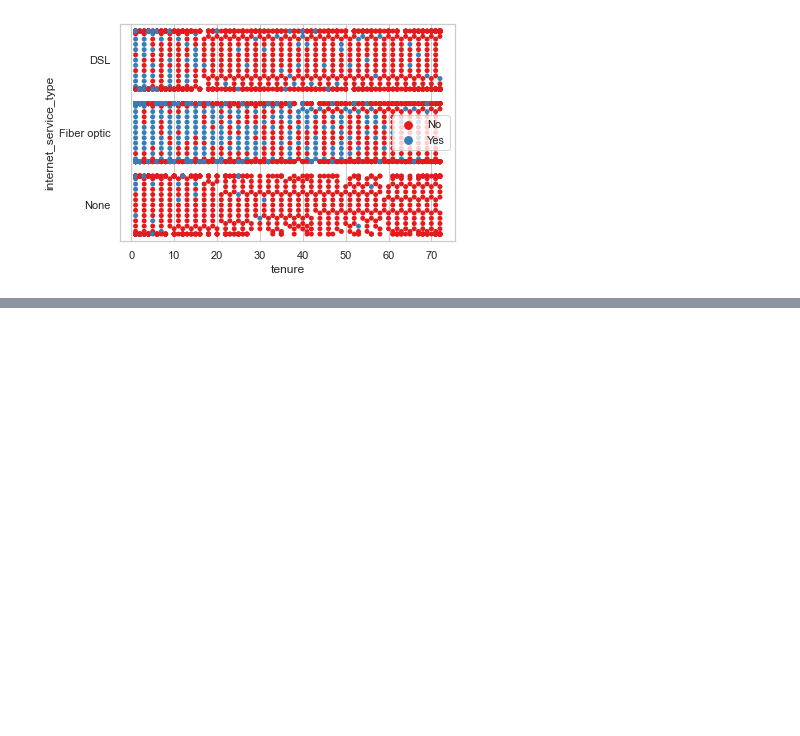
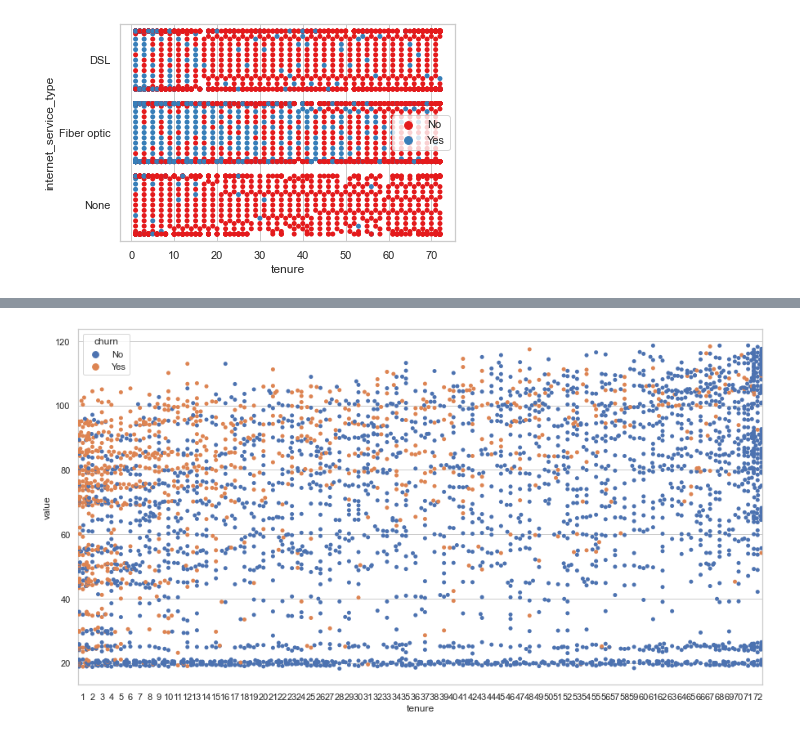
Before and after one commit to tim-keriazes/telco_project, a Jupyter notebook: telco_churn_notebook.ipynb, the cells around one changed output, grey strips where cells are left out. Drawn from its saved outputs; the diff is of its cells as text; code cells hidden in the pictures; blank space fills up the shorter version.

```diff
--- a/telco_churn_notebook.ipynb
+++ b/telco_churn_notebook.ipynb
@@ -340,0 +354,4 @@ plt.legend()
+# %%
+# Melt the dataset to "long-form" representation
+melt = train[['churn', 'tenure', 'monthly_charges']].melt(id_vars=["churn","tenure"], var_name="measurement")
+melt
@@ -340,0 +372,10 @@ plt.legend()
+# %%
+plt.figure(figsize=(15,8))
+p = sns.swarmplot(
+    x="tenure",
+    y="value",
+    hue="churn",
+    data=melt,
+)
+# %% [output]
+[figure, added]
```
Also changed, not shown: parts of 26 cells of this notebook.
